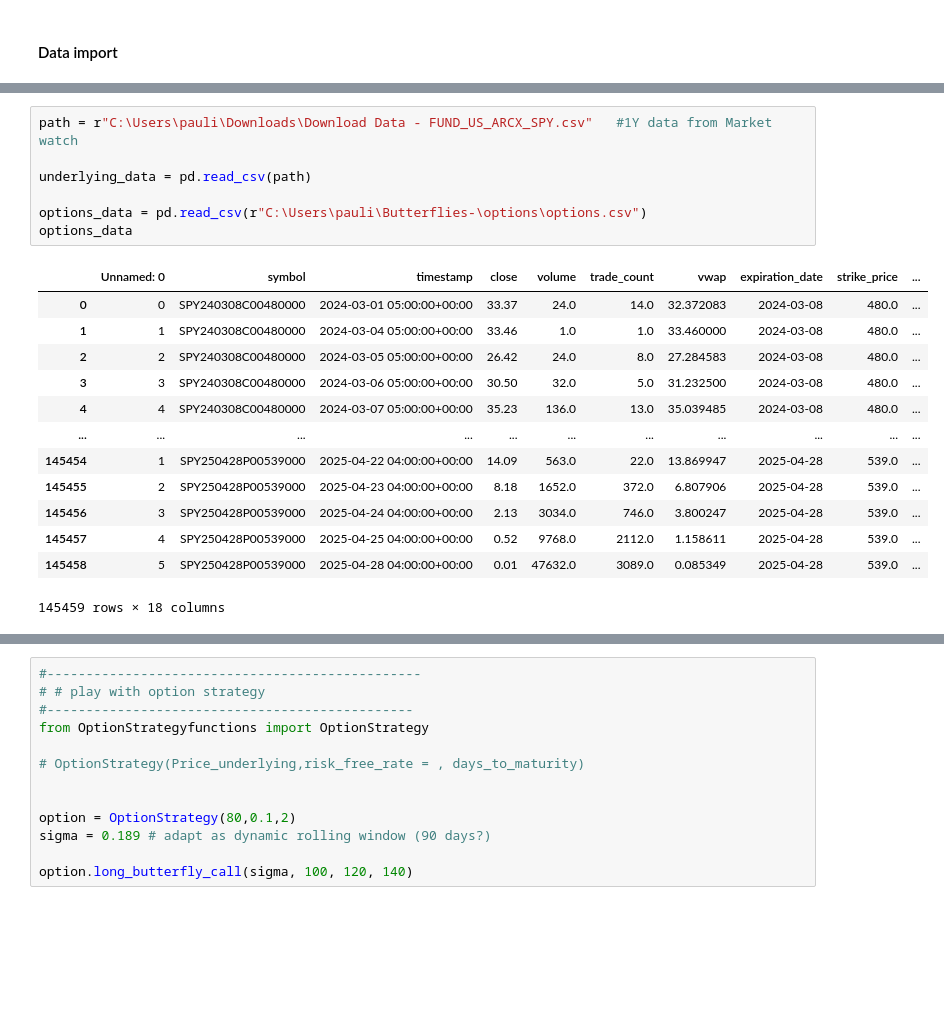
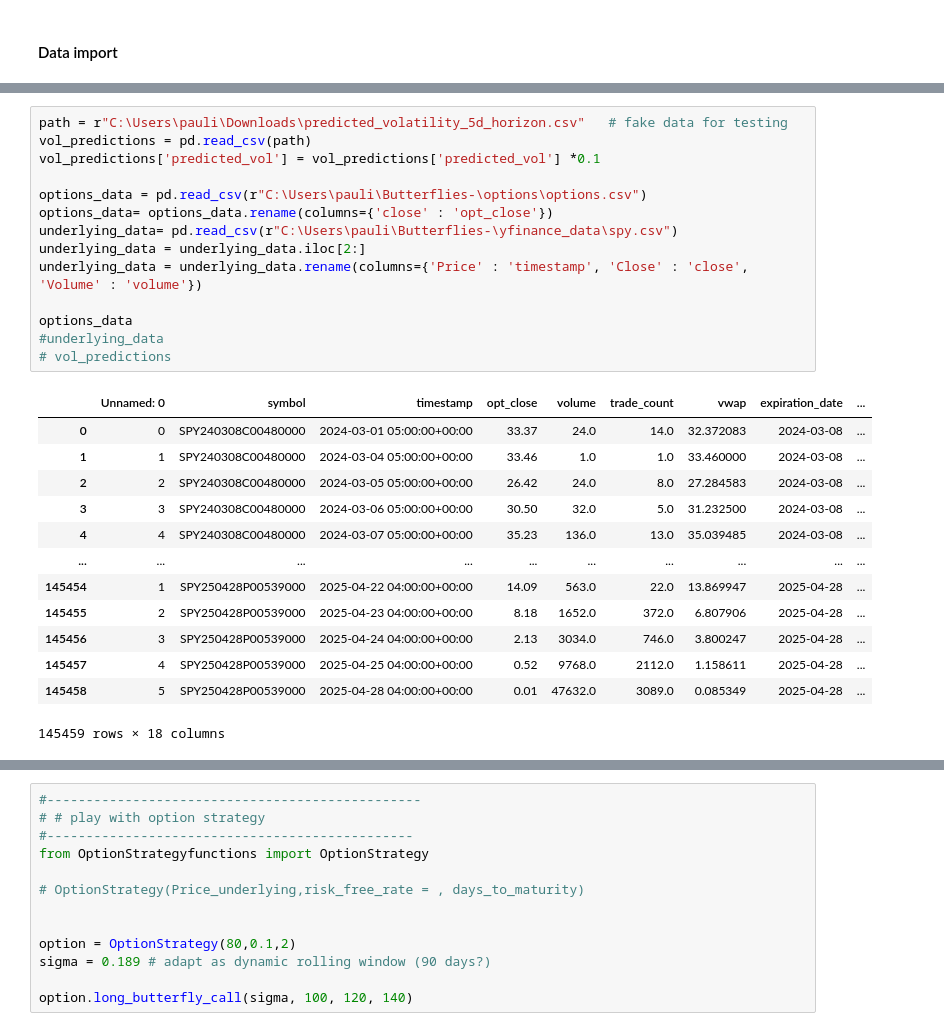
Before and after one commit to principlepauli/Butterflies-, a Jupyter notebook: Strategy/Option_Butterfly_1.ipynb, the cells around one changed output, grey strips where cells are left out. Drawn from its saved outputs; the diff is of its cells as text; blank space fills up the shorter version.

```diff
--- a/Strategy/Option_Butterfly_1.ipynb
+++ b/Strategy/Option_Butterfly_1.ipynb
@@ -52,23 +28,30 @@ spx_data['timestamp'] = spx_data['timestamp'].dt.tz_localize('UTC')
 # %%
-path = r"C:\Users\pauli\Downloads\Download Data - FUND_US_ARCX_SPY.csv"   #1Y data from Market watch
-
-underlying_data = pd.read_csv(path)
+path = r"C:\Users\pauli\Downloads\predicted_volatility_5d_horizon.csv"   # fake data for testing
+vol_predictions = pd.read_csv(path)
+vol_predictions['predicted_vol'] = vol_predictions['predicted_vol'] *0.1
 
 options_data = pd.read_csv(r"C:\Users\pauli\Butterflies-\options\options.csv")
+options_data= options_data.rename(columns={'close' : 'opt_close'})
+underlying_data= pd.read_csv(r"C:\Users\pauli\Butterflies-\yfinance_data\spy.csv")
+underlying_data = underlying_data.iloc[2:]
+underlying_data = underlying_data.rename(columns={'Price' : 'timestamp', 'Close' : 'close', 'Volume' : 'volume'})
+
 options_data
+#underlying_data
+# vol_predictions
 # %% [output]
-|  | Unnamed: 0 | symbol | timestamp | close | volume | trade_count | vwap | expiration_date | strike_price | ... |
-| 0 | 0 | SPY240308C00480000 | 2024-03-01 05:00:00+00:00 | 33.37 | 24.0 | 14.0 | 32.372083 | 2024-03-08 | 480.0 | ... |
-| 1 | 1 | SPY240308C00480000 | 2024-03-04 05:00:00+00:00 | 33.46 | 1.0 | 1.0 | 33.460000 | 2024-03-08 | 480.0 | ... |
-| 2 | 2 | SPY240308C00480000 | 2024-03-05 05:00:00+00:00 | 26.42 | 24.0 | 8.0 | 27.284583 | 2024-03-08 | 480.0 | ... |
-| 3 | 3 | SPY240308C00480000 | 2024-03-06 05:00:00+00:00 | 30.50 | 32.0 | 5.0 | 31.232500 | 2024-03-08 | 480.0 | ... |
-| 4 | 4 | SPY240308C00480000 | 2024-03-07 05:00:00+00:00 | 35.23 | 136.0 | 13.0 | 35.039485 | 2024-03-08 | 480.0 | ... |
-| ... | ... | ... | ... | ... | ... | ... | ... | ... | ... | ... |
-| 145454 | 1 | SPY250428P00539000 | 2025-04-22 04:00:00+00:00 | 14.09 | 563.0 | 22.0 | 13.869947 | 2025-04-28 | 539.0 | ... |
-| 145455 | 2 | SPY250428P00539000 | 2025-04-23 04:00:00+00:00 | 8.18 | 1652.0 | 372.0 | 6.807906 | 2025-04-28 | 539.0 | ... |
-| 145456 | 3 | SPY250428P00539000 | 2025-04-24 04:00:00+00:00 | 2.13 | 3034.0 | 746.0 | 3.800247 | 2025-04-28 | 539.0 | ... |
-| 145457 | 4 | SPY250428P00539000 | 2025-04-25 04:00:00+00:00 | 0.52 | 9768.0 | 2112.0 | 1.158611 | 2025-04-28 | 539.0 | ... |
-| 145458 | 5 | SPY250428P00539000 | 2025-04-28 04:00:00+00:00 | 0.01 | 47632.0 | 3089.0 | 0.085349 | 2025-04-28 | 539.0 | ... |
+|  | Unnamed: 0 | symbol | timestamp | opt_close | volume | trade_count | vwap | expiration_date | ... |
+| 0 | 0 | SPY240308C00480000 | 2024-03-01 05:00:00+00:00 | 33.37 | 24.0 | 14.0 | 32.372083 | 2024-03-08 | ... |
+| 1 | 1 | SPY240308C00480000 | 2024-03-04 05:00:00+00:00 | 33.46 | 1.0 | 1.0 | 33.460000 | 2024-03-08 | ... |
+| 2 | 2 | SPY240308C00480000 | 2024-03-05 05:00:00+00:00 | 26.42 | 24.0 | 8.0 | 27.284583 | 2024-03-08 | ... |
+| 3 | 3 | SPY240308C00480000 | 2024-03-06 05:00:00+00:00 | 30.50 | 32.0 | 5.0 | 31.232500 | 2024-03-08 | ... |
+| 4 | 4 | SPY240308C00480000 | 2024-03-07 05:00:00+00:00 | 35.23 | 136.0 | 13.0 | 35.039485 | 2024-03-08 | ... |
+| ... | ... | ... | ... | ... | ... | ... | ... | ... | ... |
+| 145454 | 1 | SPY250428P00539000 | 2025-04-22 04:00:00+00:00 | 14.09 | 563.0 | 22.0 | 13.869947 | 2025-04-28 | ... |
+| 145455 | 2 | SPY250428P00539000 | 2025-04-23 04:00:00+00:00 | 8.18 | 1652.0 | 372.0 | 6.807906 | 2025-04-28 | ... |
+| 145456 | 3 | SPY250428P00539000 | 2025-04-24 04:00:00+00:00 | 2.13 | 3034.0 | 746.0 | 3.800247 | 2025-04-28 | ... |
+| 145457 | 4 | SPY250428P00539000 | 2025-04-25 04:00:00+00:00 | 0.52 | 9768.0 | 2112.0 | 1.158611 | 2025-04-28 | ... |
+| 145458 | 5 | SPY250428P00539000 | 2025-04-28 04:00:00+00:00 | 0.01 | 47632.0 | 3089.0 | 0.085349 | 2025-04-28 | ... |
 145459 rows × 18 columns
 # %%
 import datetime as dt
```
Also changed, not shown: parts of 6 cells of this notebook, 1 other file.
